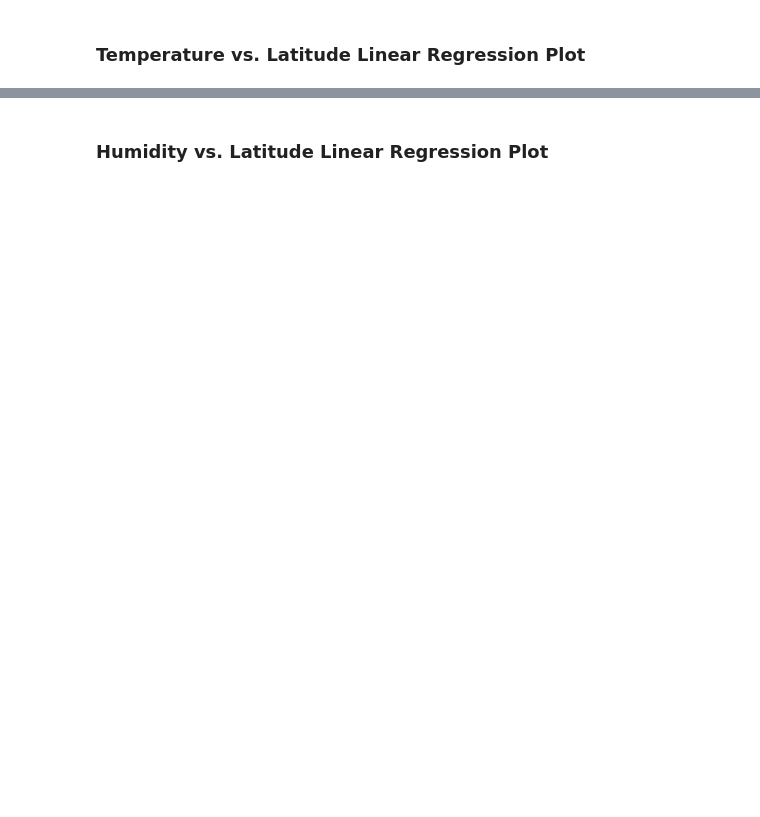
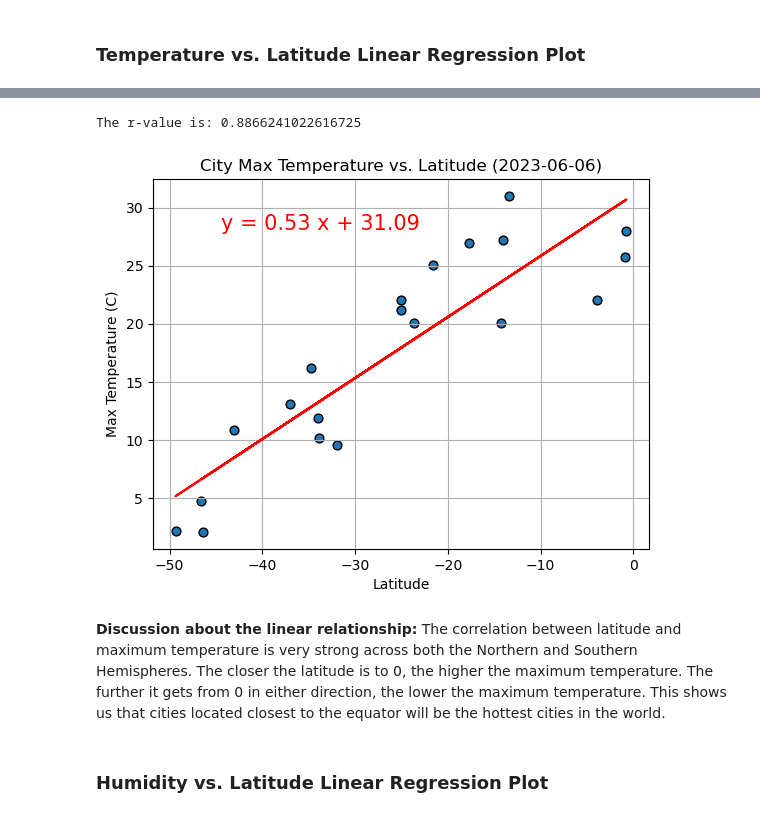
Before and after one commit to laurajanefaulds/API_challenge, a Jupyter notebook: ljf_code/WeatherPyLF.ipynb, the cells around one changed output, grey strips where cells are left out. Cells and saved outputs as stored; diff of their text form; code cells hidden in the pictures; blank space fills up the shorter version.

```diff
--- a/ljf_code/WeatherPyLF.ipynb
+++ b/ljf_code/WeatherPyLF.ipynb
@@ -324,2 +314,12 @@ The r-value is: 0.4121057168607245
+# %%
+# Linear regression on Southern Hemisphere
+
+lin_regress_plot(df=southern_hemi_df, xcol="Lat", ycol="Max Temp", x_label="Latitude",
+                 y_label="Max Temperature (C)", title=(f"City Max Temperature vs. Latitude ({date})"))
+# %% [output]
+The r-value is: 0.8866241022616725
+[figure, added]
+# %% [markdown]
+**Discussion about the linear relationship:** The correlation between latitude and maximum temperature is very strong across both the Northern and Southern Hemispheres. The closer the latitude is to 0, the higher the maximum temperature. The further it gets from 0 in either direction, the lower the maximum temperature. This shows us that cities located closest to the equator will be the hottest cities in the world.
 # %% [markdown]
 ### Humidity vs. Latitude Linear Regression Plot
```
Also changed, not shown: parts of 34 cells of this notebook, 4 other files.
